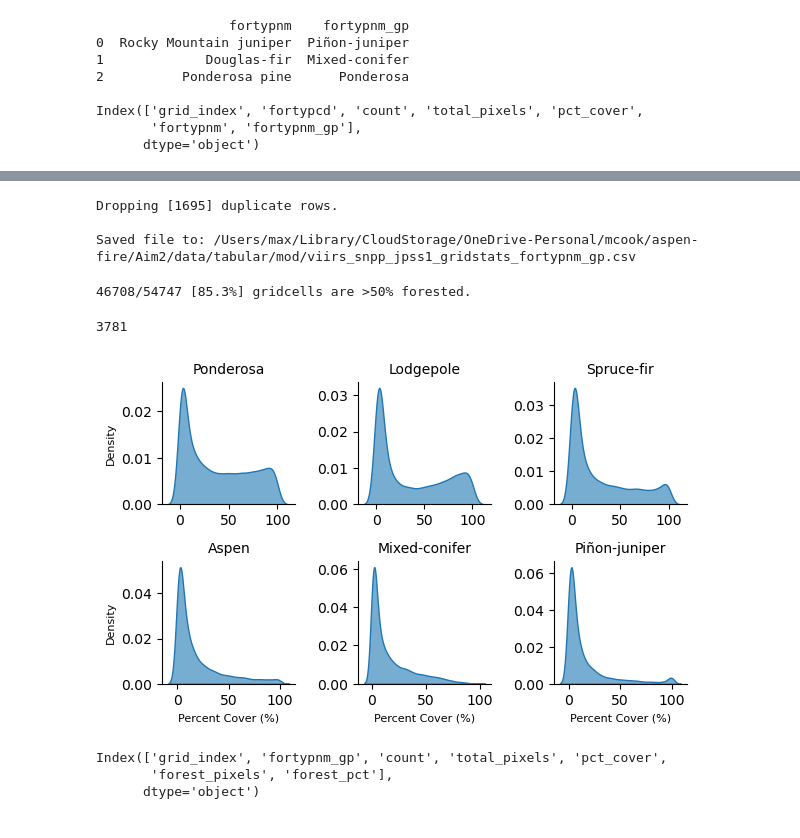
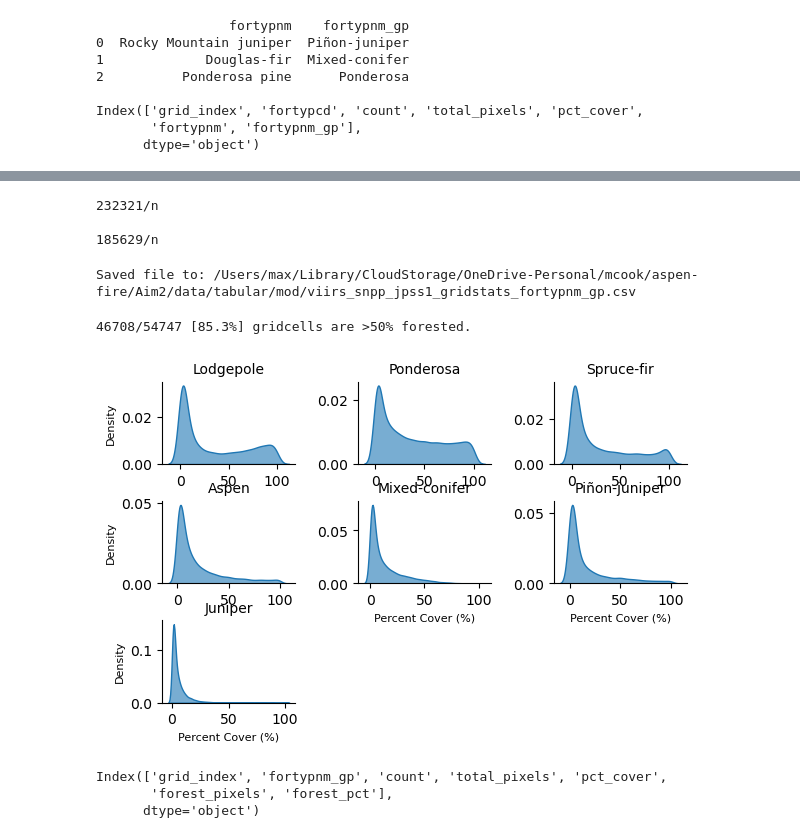
Before and after one commit to natshoff/aspen-fire-fork, a Jupyter notebook: Aim2/code/Python/04b_TreeMap_FIA-FORTYPCD.ipynb, the cells around one changed output, grey strips where cells are left out. Drawn from its saved outputs; the diff is of its cells as text; code cells hidden in the pictures.

Commit message:
Finalizing baseline model (predominant forest type)
BYM2 spatial model with KNN adjacency structure

```diff
--- a/Aim2/code/Python/04b_TreeMap_FIA-FORTYPCD.ipynb
+++ b/Aim2/code/Python/04b_TreeMap_FIA-FORTYPCD.ipynb
@@ -266,7 +308,7 @@ Index(['grid_index', 'fortypcd', 'count', 'total_pixels', 'pct_cover',
 # Aggregate with the new species groupings
 # Reacalculate the percent cover for each species group
 grid_fortypgp = (
-    grid_fortypcd.groupby(['grid_index','fortypnm_gp'], as_index=False)
+    grid_fortypcd_.groupby(['grid_index','fortypnm_gp'], as_index=False)
     .agg(
         count=('count','sum'),
         total_pixels=('total_pixels','max'),
@@ -283,8 +325,8 @@ print(f"Forest percent:\n{grid_fortypgp['forest_pct'].describe()}\n")
 print(f"\n{grid_fortypgp.head(10)}\n")
 print("\n~~~~~~~~~~~~~~~~~~\n")
 
-del grid_fortypcd, forest_pct
-gc.collect()
+# del grid_fortypcd, grid_fortypcd_, forest_pct
+# gc.collect()
 # %% [output]
 NaNs in FORTYP group name: 0
 
@@ -380,0 +432,5 @@ Species making up 97% of the total:
+# %%
+# Get the species co-occurrence percentages
+spps = top_species['fortypnm_gp'].unique()
+coo = get_spp_coo(grid_fortypgp, spps) # see '__functions.py')
+print(f"\n{coo.head(30)}\n")
@@ -381,19 +477,18 @@ Species making up 97% of the total:
+# %%
+# subset to known species
+print(f'\n{len(grid_fortypgp)}/n')
+grid_fortypgp = grid_fortypgp[grid_fortypgp['fortypnm_gp'].isin(spps)]
+print(f'\n{len(grid_fortypgp)}/n')
+# %% [output]
+232321/n
+
+185629/n
 # %%
-# check for duplicates, remove them
-n = grid_fortypgp.duplicated(subset=['grid_index','fortypnm_gp','pct_cover']).sum()
-if n > 0:
-    print(f"\nDropping [{n}] duplicate rows.\n")
-    grid_fortypgp = grid_fortypgp.drop_duplicates(subset=['grid_index','fortypnm_gp','pct_cover'])
-else:
-    print("\nNo duplicates at this stage.\n")
-
 # save the TreeMap FORTYPCD table out.
 out_fp = os.path.join(projdir,'data/tabular/mod/viirs_snpp_jpss1_gridstats_fortypnm_gp.csv')
 grid_fortypgp.to_csv(out_fp)
 print(f"Saved file to: {out_fp}")
 # %% [output]
-Dropping [1695] duplicate rows.
-
 Saved file to: /Users/max/Library/CloudStorage/OneDrive-Personal/mcook/aspen-fire/Aim2/data/tabular/mod/viirs_snpp_jpss1_gridstats_fortypnm_gp.csv
 # %%
 # subset the grids to predominantly forested plots (>50% forested)
@@ -401,47 +496,42 @@ Saved file to: /Users/max/Library/CloudStorage/OneDrive-Personal/mcook/aspen-fir
 grid_forest = grid_fortypgp[grid_fortypgp['forest_pct'] > 50]
 n_forest = len(grid_forest['grid_index'].unique())
 print(f"{n_forest}/{len(grid)} [{round(n_forest/len(grid)*100,1)}%] gridcells are >50% forested.")
-
-# Tidy up
-del grid_fortypgp
-gc.collect()
 # %% [output]
 46708/54747 [85.3%] gridcells are >50% forested.
-3781
 # %%
 # plot the distribution of percent cover by forest types
-df = grid_forest.copy()
+df = grid_fortypgp.copy()
 df['fortypnm_gp'] = df['fortypnm_gp'].astype('category')
 species_order = top_species['fortypnm_gp'].tolist()
 df['fortypnm_gp'] = pd.Categorical(
     df['fortypnm_gp'],
     categories=species_order,
     ordered=True
 )
 
 # Create a FacetGrid with the specified order
 g = sns.FacetGrid(
     data=df,
     col='fortypnm_gp',
     col_wrap=3,
     sharex=False,
     sharey=False,
     height=2,
     aspect=1.2
 )
 
 # Map a KDE plot to each facet
 g.map(sns.kdeplot, 'pct_cover', fill=True, alpha=0.6)
 # Customize the plot
 g.set_titles("{col_name}")  # Use species names as titles
 g.set_axis_labels("Percent Cover (%)", "Density", size=8)  # Axis labels
 g.fig.set_size_inches(6,4)  # Set figure dimensions
 plt.subplots_adjust(top=0.9)  # Adjust subplot spacing
 
 del df
 gc.collect()
 
 plt.show()
 # %% [output]
-[figure, old version]
+[figure, new version]
 # %%
```
Also changed, not shown: parts of 16 cells of this notebook, 38 other files.
